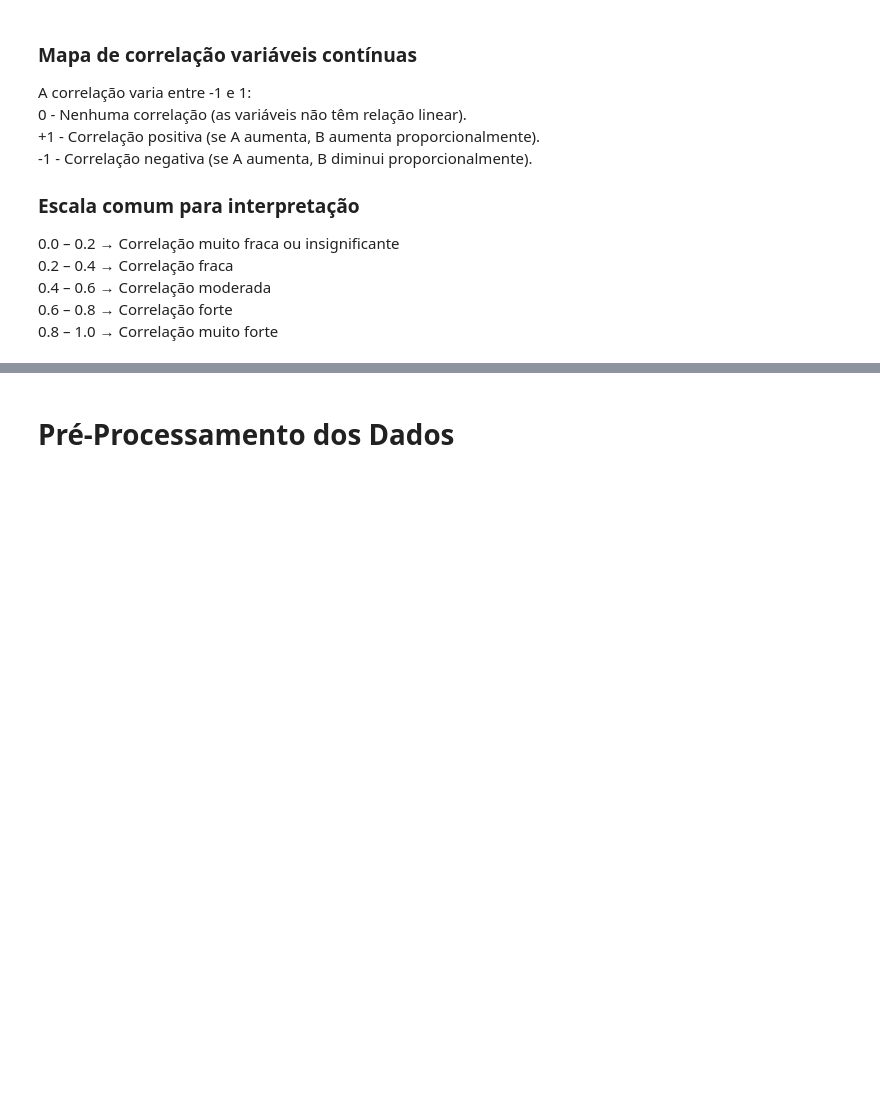
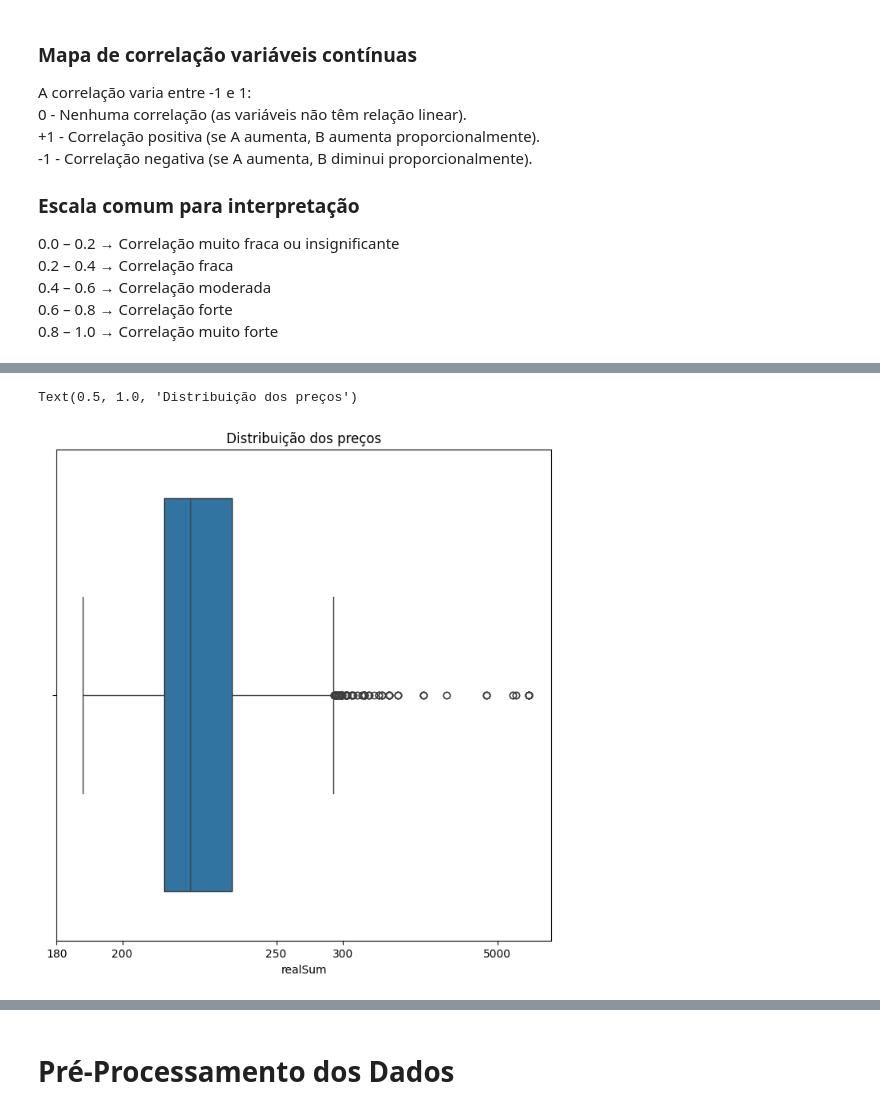
Before and after one commit to isabellimrqs/price-regression, a Jupyter notebook: case.ipynb, the cells around one changed output, grey strips where cells are left out. Cells and saved outputs as stored; diff of their text form; code cells hidden in the pictures; blank space fills up the shorter version.

```diff
--- a/case.ipynb
+++ b/case.ipynb
@@ -161,10 +259,13 @@ plt.title('Relação entre Distância e Preço')
 # %%
 plt.figure(figsize=(8,8))
 
 sns.boxplot(x=df['realSum'])
-plt.xticks(np.log1p([50, 100, 500, 1000, 5000]), labels=[50, 100, 500, 1000, 5000])
+plt.xticks(np.log1p([50, 100, 500, 1000, 5000]), labels=[180, 200, 250, 300, 5000])
 
 plt.title('Distribuição dos preços')
+# %% [output]
+Text(0.5, 1.0, 'Distribuição dos preços')
+[figure, added]
 # %%
 plt.figure(figsize=(8, 6))
 sns.boxplot(data=df, x="city", y="realSum")
```
Also changed, not shown: parts of 25 cells of this notebook.
